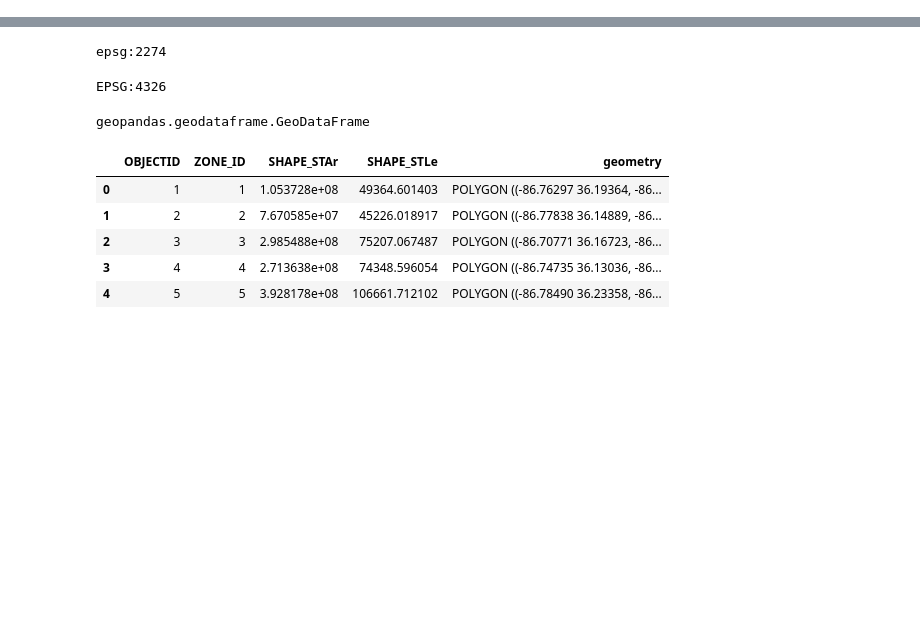
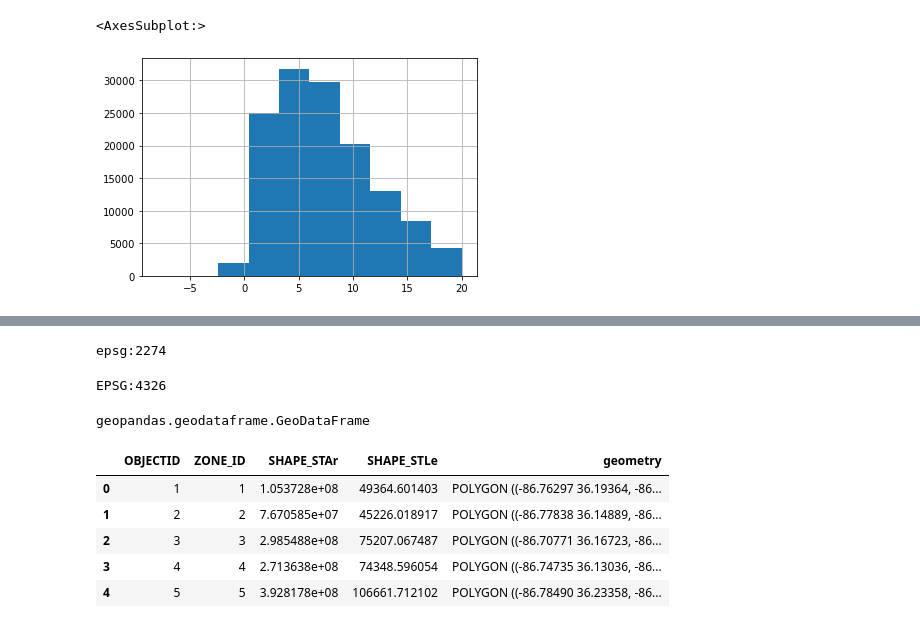
Before and after one commit to Rhunsilval/nashville_scooters_python, a Jupyter notebook: notebooks/bus_and_promise_maps.ipynb, the cells around one changed output, grey strips where cells are left out. Cells and saved outputs as stored; diff of their text form; code cells hidden in the pictures; blank space fills up the shorter version.

```diff
--- a/notebooks/bus_and_promise_maps.ipynb
+++ b/notebooks/bus_and_promise_maps.ipynb
@@ -10,0 +24,5 @@ promise_zone = gpd.read_file('../data/MDHA_Promise_Zones/Export_Output_5.shp')
+# %%
+june_trip.tripDuration.hist()
+# %% [output]
+<AxesSubplot:>
+[figure, added]
```
Also changed, not shown: parts of 28 cells of this notebook, 5 other files.
